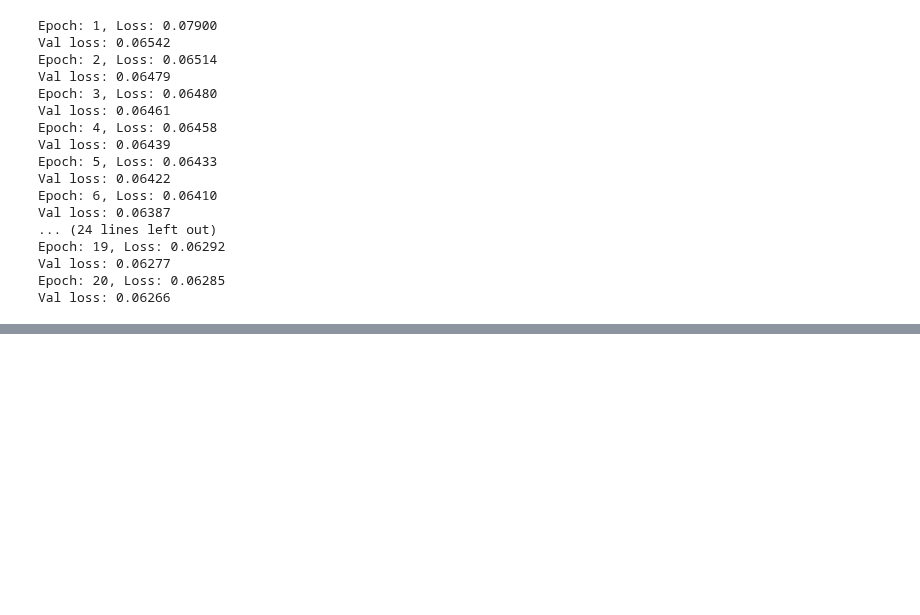
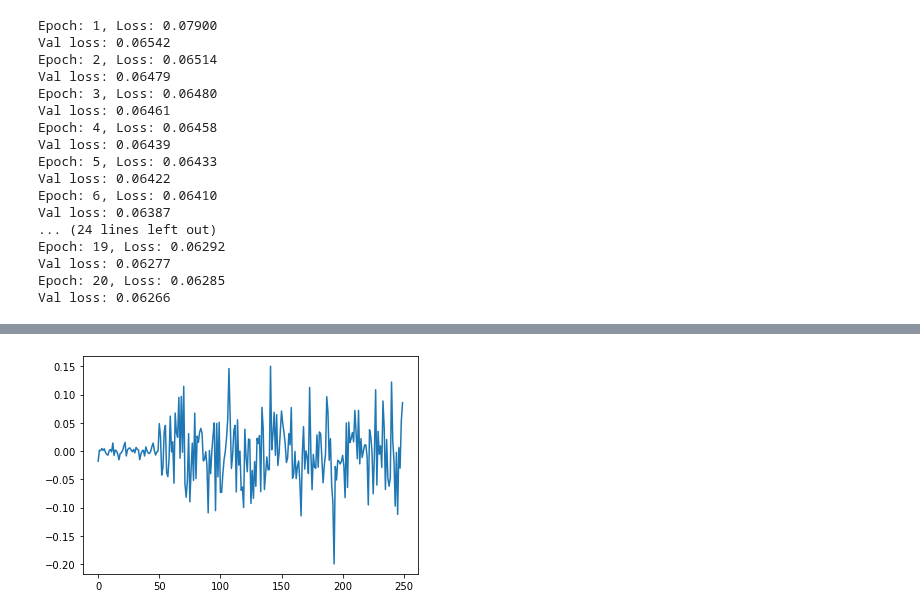
Before and after one commit to glory-99/simulation-based-inference, a Jupyter notebook: model_selection.ipynb, the cells around one changed output, grey strips where cells are left out. Cells and saved outputs as stored; diff of their text form; code cells hidden in the pictures; blank space fills up the shorter version.

```diff
--- a/model_selection.ipynb
+++ b/model_selection.ipynb
@@ -489,0 +506,5 @@ train_losses, val_losses = train_model_with_generator(md_single, generator, 0.00
+# %%
+plt.plot(Y_val[5]/normalize_c)
+plt.show()
+# %% [output]
+[figure, added]
```
Also changed, not shown: parts of 5 cells of this notebook.
